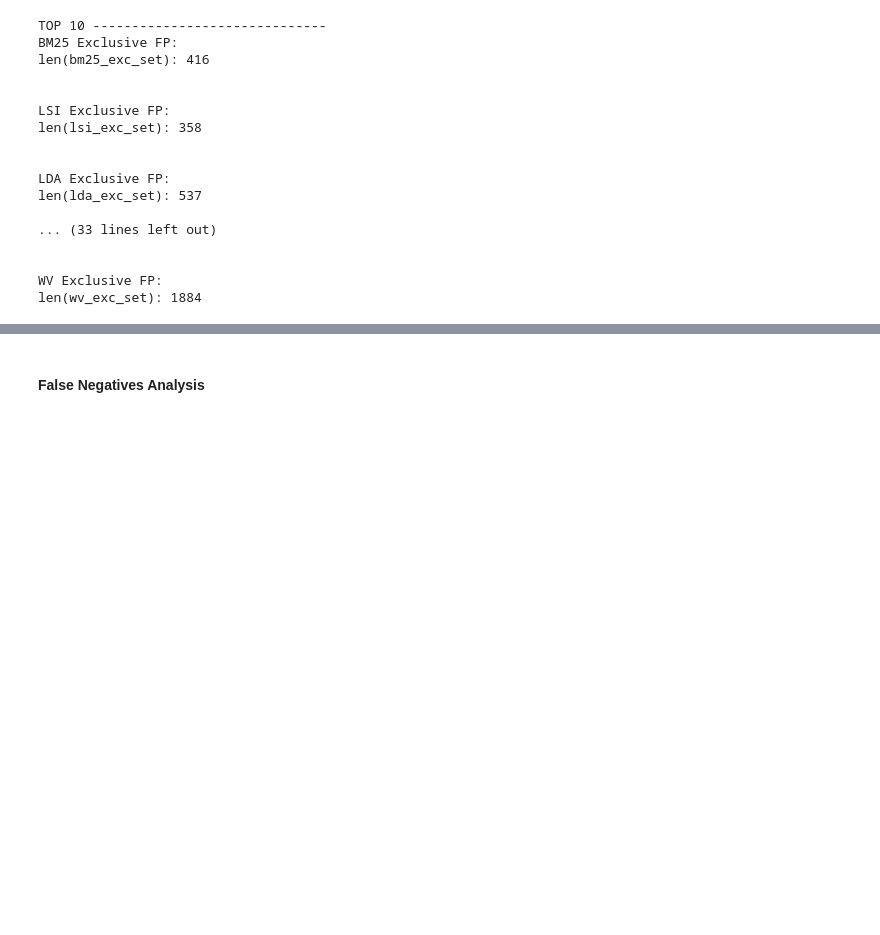
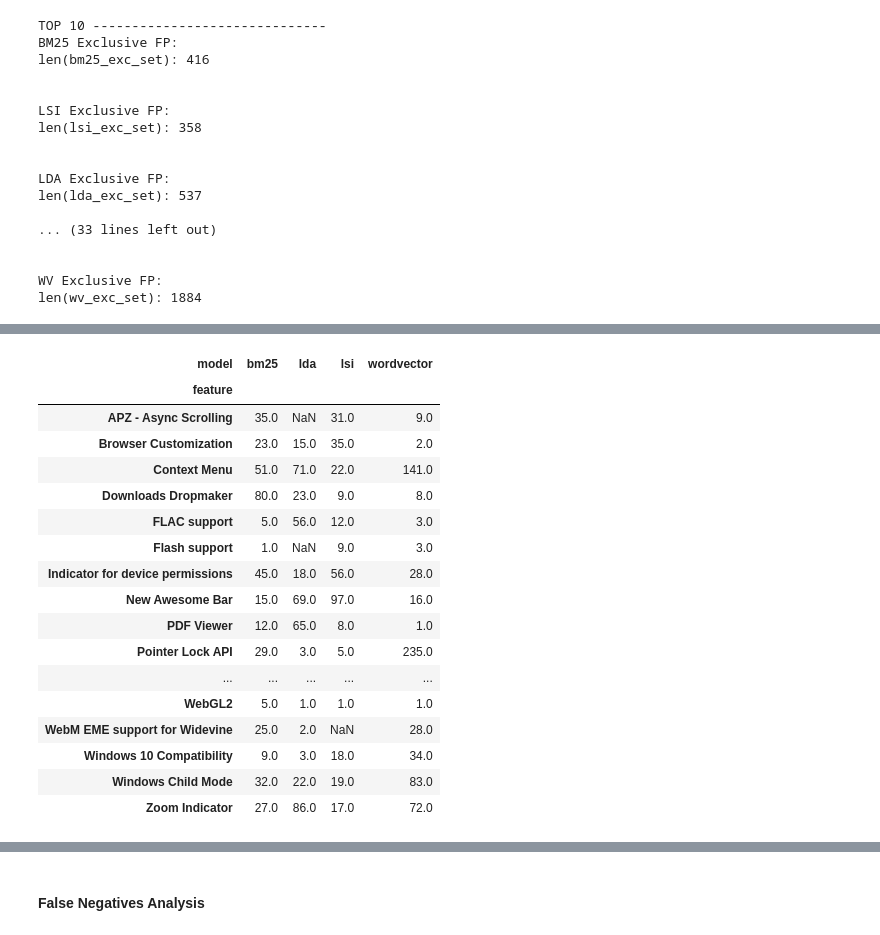
Before and after one commit to Pointpt/trace-link-recovery-study, a Jupyter notebook: notebooks/firefox_p2/tc_br_tracing/tc_br_runner.ipynb, the cells around one changed output, grey strips where cells are left out. Cells and saved outputs as stored; diff of their text form; code cells hidden in the pictures; blank space fills up the shorter version.

```diff
--- a/notebooks/firefox_p2/tc_br_tracing/tc_br_runner.ipynb
+++ b/notebooks/firefox_p2/tc_br_tracing/tc_br_runner.ipynb
@@ -459,0 +451,63 @@ aux_functions.highlight_df(rank_df)
+# %%
+df_bm25_t10 = aux_functions.detail_features_tc_br(bm25_fp_exc_set_t10, testcases, bugreports)
+df_bm25_t40 = aux_functions.detail_features_tc_br(bm25_fp_exc_set_t40, testcases, bugreports)
+
+bm25_t10_fp_amount_by_feat = df_bm25_t10.groupby('tc_feat').count()
+bm25_t40_fp_amount_by_feat = df_bm25_t40.groupby('tc_feat').count()
+bm25_t10_fp_amount_by_feat['model'] = 'bm25'
+bm25_t40_fp_amount_by_feat['model'] = 'bm25'
+
+
+df_lda_t10 = aux_functions.detail_features_tc_br(lda_fp_exc_set_t10, testcases, bugreports)
+df_lda_t40 = aux_functions.detail_features_tc_br(lda_fp_exc_set_t40, testcases, bugreports)
+
+lda_t10_fp_amount_by_feat = df_lda_t10.groupby('tc_feat').count()
+lda_t40_fp_amount_by_feat = df_lda_t40.groupby('tc_feat').count()
+lda_t10_fp_amount_by_feat['model'] = 'lda'
+lda_t40_fp_amount_by_feat['model'] = 'lda'
+
+
+df_lsi_t10 = aux_functions.detail_features_tc_br(lsi_fp_exc_set_t10, testcases, bugreports)
+df_lsi_t40 = aux_functions.detail_features_tc_br(lsi_fp_exc_set_t40, testcases, bugreports)
+
+lsi_t10_fp_amount_by_feat = df_lsi_t10.groupby('tc_feat').count()
+lsi_t40_fp_amount_by_feat = df_lsi_t40.groupby('tc_feat').count()
+lsi_t10_fp_amount_by_feat['model'] = 'lsi'
+lsi_t40_fp_amount_by_feat['model'] = 'lsi'
+
+
+df_wv_t10 = aux_functions.detail_features_tc_br(wv_fp_exc_set_t10, testcases, bugreports)
+df_wv_t40 = aux_functions.detail_features_tc_br(wv_fp_exc_set_t40, testcases, bugreports)
+
+wv_t10_fp_amount_by_feat = df_wv_t10.groupby('tc_feat').count()
+wv_t40_fp_amount_by_feat = df_wv_t40.groupby('tc_feat').count()
+wv_t10_fp_amount_by_feat['model'] = 'wordvector'
+wv_t40_fp_amount_by_feat['model'] = 'wordvector'
+# %%
+df_t10 = pd.concat([bm25_t10_fp_amount_by_feat, lsi_t10_fp_amount_by_feat,
+                   lda_t10_fp_amount_by_feat, wv_t10_fp_amount_by_feat])
+
+df_t10 = df_t10[['tc','model']]
+df_t10.reset_index(inplace=True)
+df_t10.rename(columns={'tc':'FP_amount','tc_feat':'feature'}, inplace=True)
+df_t10 = df_t10.pivot('feature','model','FP_amount')
+df_t10.head(20)
+# %% [output]
+| model | bm25 | lda | lsi | wordvector |
+| feature |  |  |  |  |
+| APZ - Async Scrolling | 35.0 | NaN | 31.0 | 9.0 |
+| Browser Customization | 23.0 | 15.0 | 35.0 | 2.0 |
+| Context Menu | 51.0 | 71.0 | 22.0 | 141.0 |
+| Downloads Dropmaker | 80.0 | 23.0 | 9.0 | 8.0 |
+| FLAC support | 5.0 | 56.0 | 12.0 | 3.0 |
+| Flash support | 1.0 | NaN | 9.0 | 3.0 |
+| Indicator for device permissions | 45.0 | 18.0 | 56.0 | 28.0 |
+| New Awesome Bar | 15.0 | 69.0 | 97.0 | 16.0 |
+| PDF Viewer | 12.0 | 65.0 | 8.0 | 1.0 |
+| Pointer Lock API | 29.0 | 3.0 | 5.0 | 235.0 |
+| ... | ... | ... | ... | ... |
+| WebGL2 | 5.0 | 1.0 | 1.0 | 1.0 |
+| WebM EME support for Widevine | 25.0 | 2.0 | NaN | 28.0 |
+| Windows 10 Compatibility | 9.0 | 3.0 | 18.0 | 34.0 |
+| Windows Child Mode | 32.0 | 22.0 | 19.0 | 83.0 |
+| Zoom Indicator | 27.0 | 86.0 | 17.0 | 72.0 |
```
Also changed, not shown: parts of 12 cells of this notebook.
